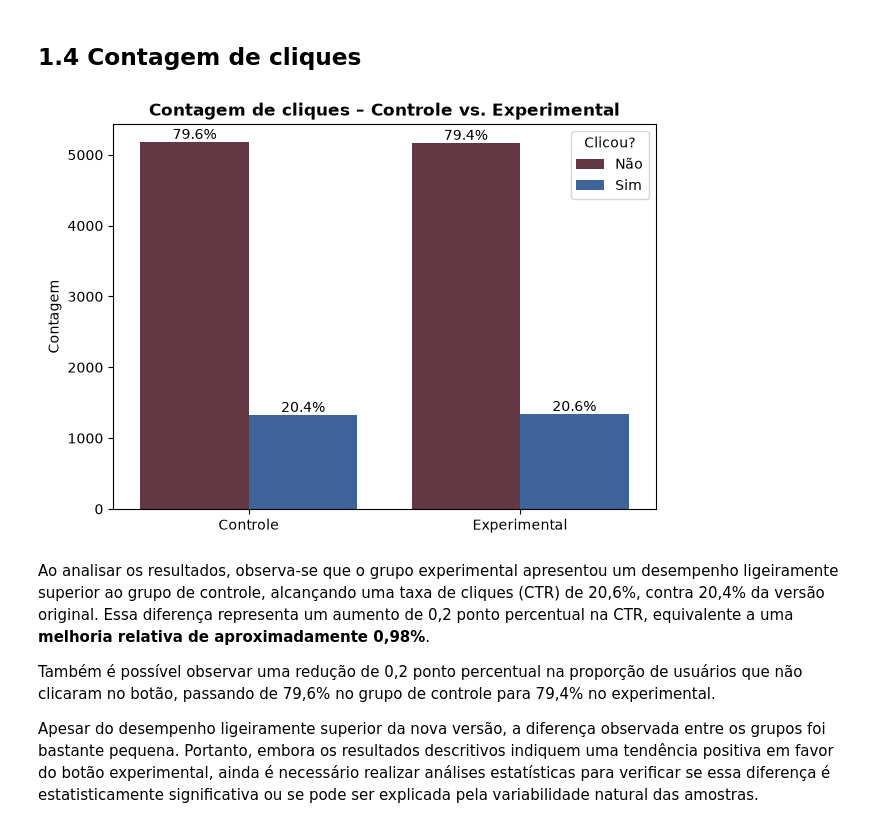
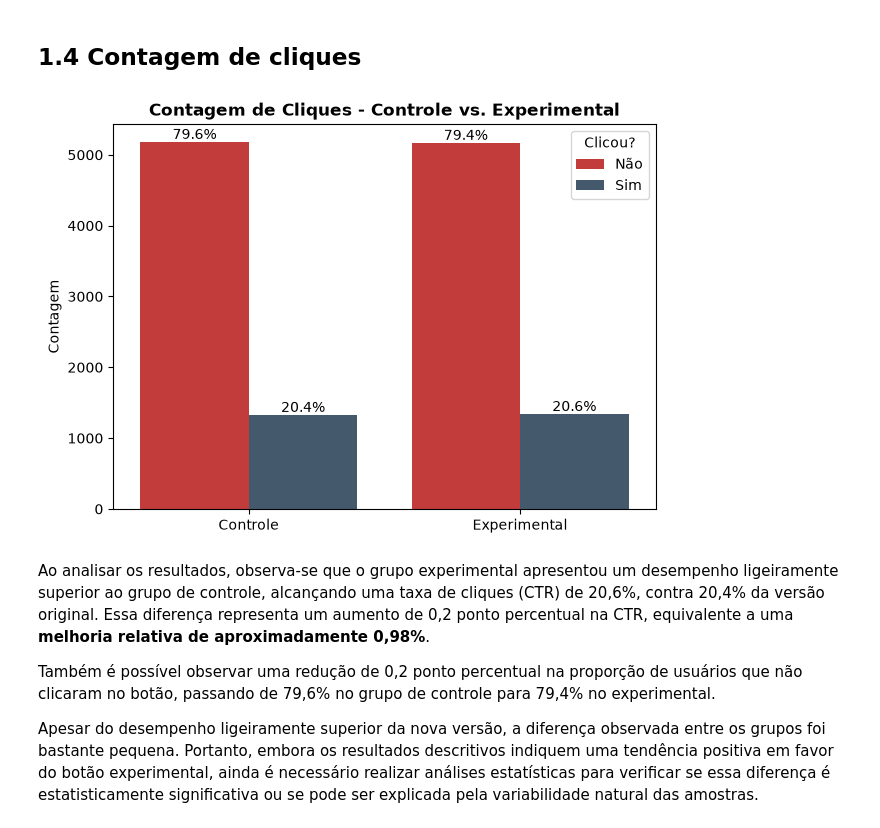
Before and after one commit to rrafahenrique/Teste-AB-CTA-Button, a Jupyter notebook: notebooks/02-Teste-AB-Cenário-02.ipynb, the cells around one changed output. Drawn from its saved outputs; the diff is of its cells as text; code cells hidden in the pictures.

```diff
--- a/notebooks/02 - Teste AB - Cenário 02.ipynb
+++ b/notebooks/02-Teste-AB-Cenário-02.ipynb
@@ -168,31 +168,10 @@ resumo
 | exp | 6500 | 1336 | 0.2055 |
 # %% [markdown]
 ## 1.4 Contagem de cliques
-# %%
-ordem = ["con", "exp"]
-rotulos = {"con": "Controle", "exp": "Experimental"}
-
-fig, ax = plt.subplots(figsize=(7, 5))
-sns.countplot(data=df, x="group", hue="click", order=ordem,
-              palette={0: "#6C2F41", 1: "#3062A8"}, ax=ax)
-
-ax.set_xticks(range(len(ordem)))
-ax.set_xticklabels([rotulos[g] for g in ordem])
-ax.set_title("Contagem de cliques – Controle vs. Experimental", weight="bold")
-ax.set_xlabel("")
-ax.set_ylabel("Contagem")
-ax.legend(title="Clicou?", labels=["Não", "Sim"])
-
-totais = df["group"].value_counts()
-# ax.containers[0] = barras de click=0 (uma por grupo); ax.containers[1] = click=1
-for container in ax.containers:
-    for barra, grupo in zip(container, ordem):
-        pct = barra.get_height() / totais[grupo] * 100
-        ax.annotate(f"{pct:.1f}%", (barra.get_x() + barra.get_width() / 2, barra.get_height()),
-                    ha="center", va="bottom", fontsize=10)
-plt.show()
-# %% [output]
-[figure, removed]
+# %%
+func.plot_click(df)
+# %% [output]
+[figure, added]
 # %% [markdown]
 Ao analisar os resultados, observa-se que o grupo experimental apresentou um desempenho ligeiramente superior ao grupo de controle, alcançando uma taxa de cliques (CTR) de 20,6%, contra 20,4% da versão original. Essa diferença representa um aumento de 0,2 ponto percentual na CTR, equivalente a uma **melhoria relativa de aproximadamente 0,98%**.
 
```
Also changed, not shown: parts of 1 cell of this notebook, 3 other files.
